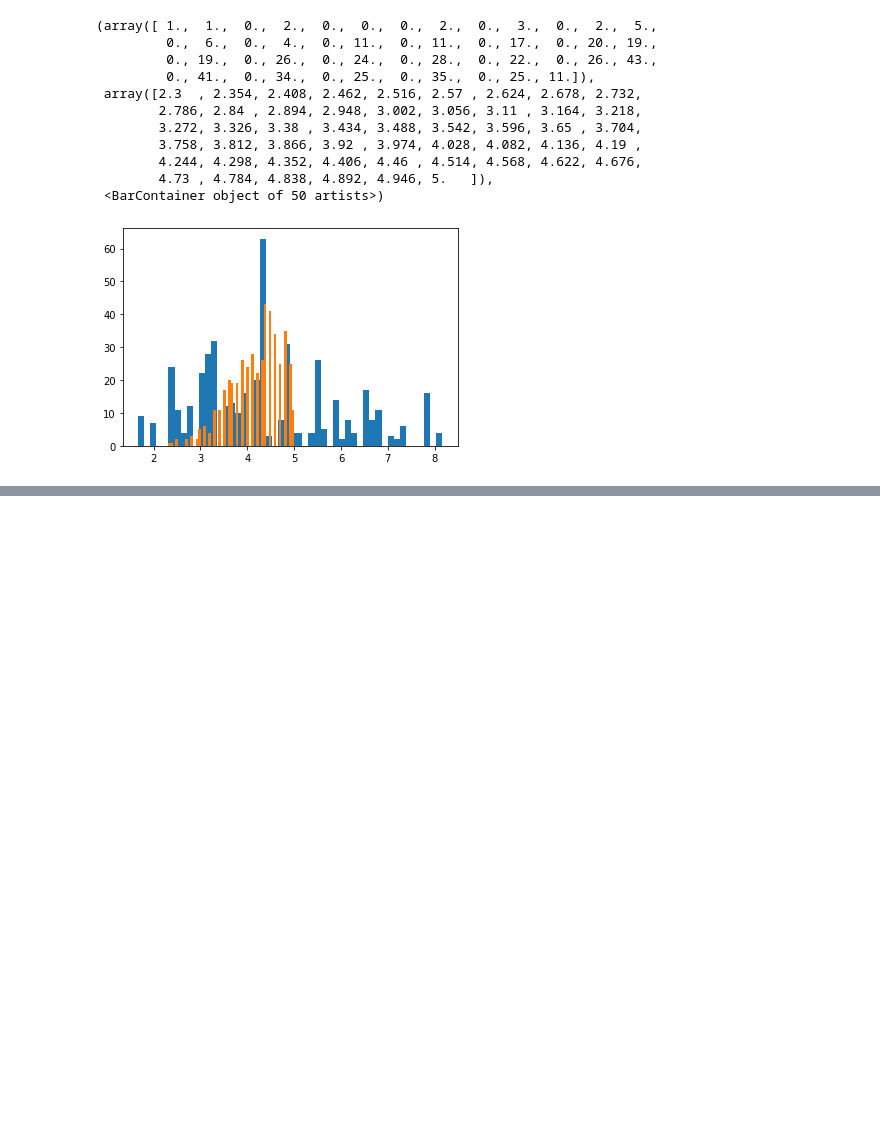
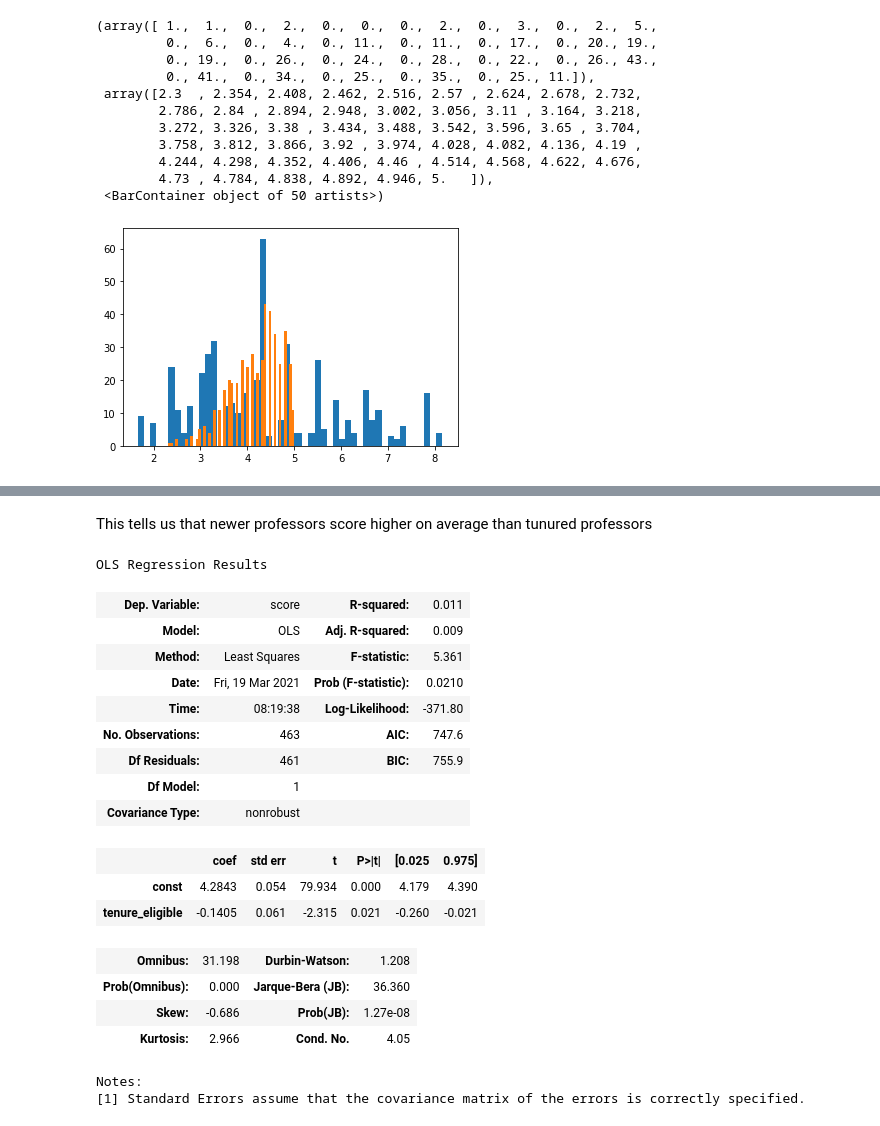
Before and after one commit to despresj/pythonChallenges, a Jupyter notebook: pandas/modeling.ipynb, the cells around one changed output, grey strips where cells are left out. Drawn from its saved outputs; the diff is of its cells as text; code cells hidden in the pictures; blank space fills up the shorter version.

```diff
--- a/pandas/modeling.ipynb
+++ b/pandas/modeling.ipynb
@@ -65,0 +170,31 @@ dtype: float64
+# %% [markdown]
+This tells us that newer professors score higher on average than tunured professors
+# %%
+X = pd.get_dummies(df['rank'])
+X['tenure_eligible']  = X['tenure track'] + X['tenured']
+X = X['tenure_eligible']
+
+X = sm.add_constant(X)
+model = sm.OLS(y, X)
+m_rank = model.fit()
+m_rank.summary()
+# %% [output]
+OLS Regression Results
+| Dep. Variable: | score | R-squared: | 0.011 |
+| Model: | OLS | Adj. R-squared: | 0.009 |
+| Method: | Least Squares | F-statistic: | 5.361 |
+| Date: | Fri, 19 Mar 2021 | Prob (F-statistic): | 0.0210 |
+| Time: | 08:19:38 | Log-Likelihood: | -371.80 |
+| No. Observations: | 463 | AIC: | 747.6 |
+| Df Residuals: | 461 | BIC: | 755.9 |
+| Df Model: | 1 |  |  |
+| Covariance Type: | nonrobust |  |  |
+|  | coef | std err | t | P>|t| | [0.025 | 0.975] |
+| const | 4.2843 | 0.054 | 79.934 | 0.000 | 4.179 | 4.390 |
+| tenure_eligible | -0.1405 | 0.061 | -2.315 | 0.021 | -0.260 | -0.021 |
+| Omnibus: | 31.198 | Durbin-Watson: | 1.208 |
+| Prob(Omnibus): | 0.000 | Jarque-Bera (JB): | 36.360 |
+| Skew: | -0.686 | Prob(JB): | 1.27e-08 |
+| Kurtosis: | 2.966 | Cond. No. | 4.05 |
+Notes:
+[1] Standard Errors assume that the covariance matrix of the errors is correctly specified.
```
Also changed, not shown: parts of 15 cells of this notebook.
